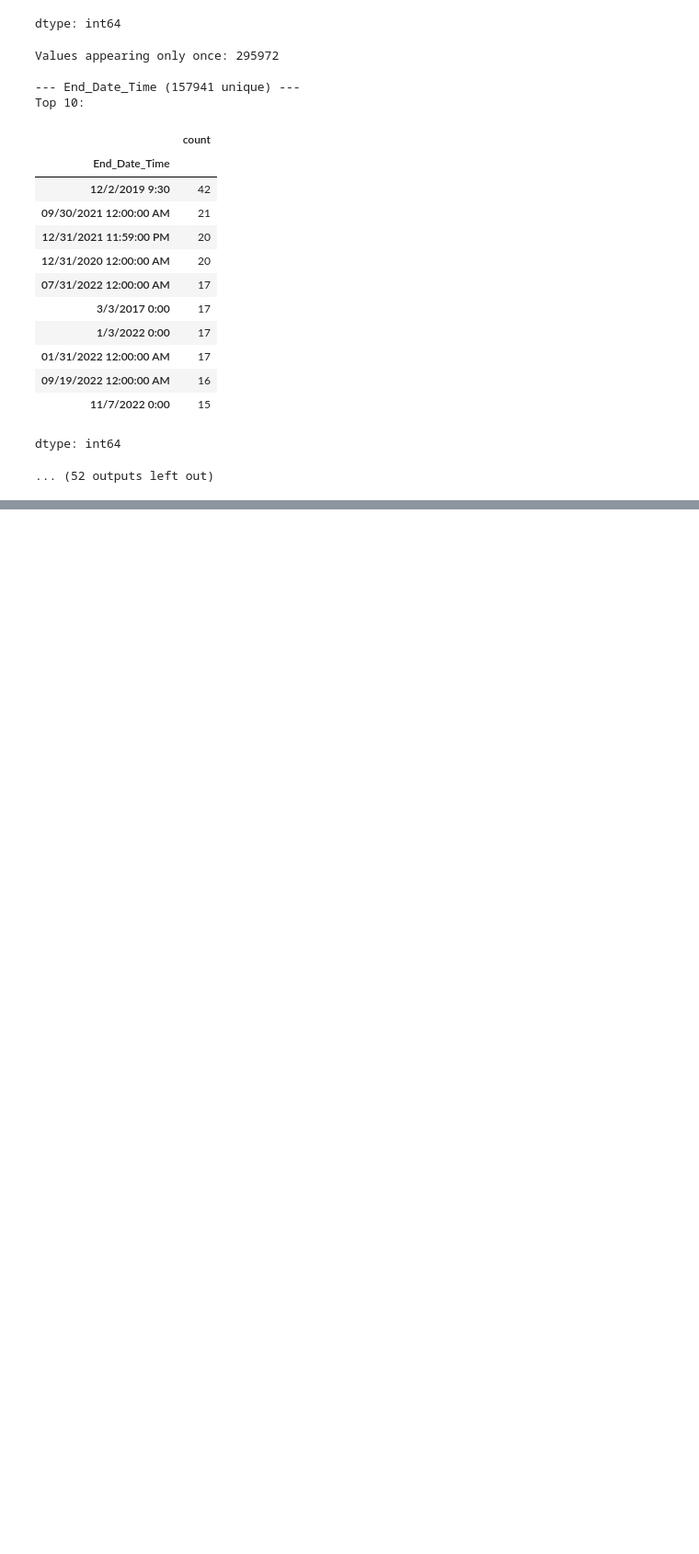
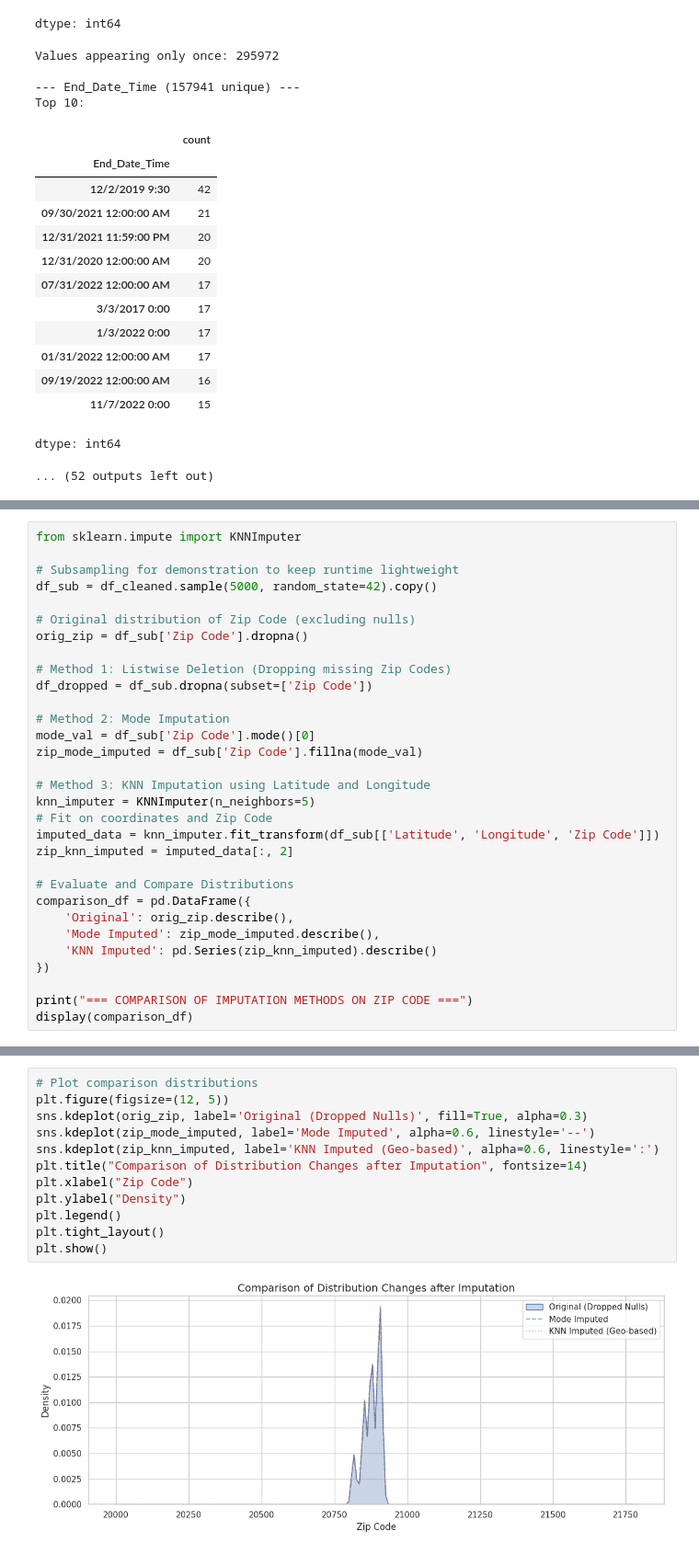
Before and after one commit to klsay/mscai, a Jupyter notebook: MSC_AI_Course_Work_Assignment_1_(Sarbojit).ipynb, the cells around one changed output, grey strips where cells are left out. Shown at 92% size. Cells and saved outputs as stored; diff of their text form; blank space fills up the shorter version.

```diff
--- a/MSC_AI_Course_Work_Assignment_1_(Sarbojit).ipynb
+++ b/MSC_AI_Course_Work_Assignment_1_(Sarbojit).ipynb
@@ -431,0 +609,31 @@ dtype: int64
+# %%
+from sklearn.impute import KNNImputer
+
+# Subsampling for demonstration to keep runtime lightweight
+df_sub = df_cleaned.sample(5000, random_state=42).copy()
+
+# Original distribution of Zip Code (excluding nulls)
+orig_zip = df_sub['Zip Code'].dropna()
+
+# Method 1: Listwise Deletion (Dropping missing Zip Codes)
+df_dropped = df_sub.dropna(subset=['Zip Code'])
+
+# Method 2: Mode Imputation
+mode_val = df_sub['Zip Code'].mode()[0]
+zip_mode_imputed = df_sub['Zip Code'].fillna(mode_val)
+
+# Method 3: KNN Imputation using Latitude and Longitude
+knn_imputer = KNNImputer(n_neighbors=5)
+# Fit on coordinates and Zip Code
+imputed_data = knn_imputer.fit_transform(df_sub[['Latitude', 'Longitude', 'Zip Code']])
+zip_knn_imputed = imputed_data[:, 2]
+
+# Evaluate and Compare Distributions
+comparison_df = pd.DataFrame({
+    'Original': orig_zip.describe(),
+    'Mode Imputed': zip_mode_imputed.describe(),
+    'KNN Imputed': pd.Series(zip_knn_imputed).describe()
+})
+
+print("=== COMPARISON OF IMPUTATION METHODS ON ZIP CODE ===")
+display(comparison_df)
@@ -431,0 +651,14 @@ dtype: int64
+# %%
+# Plot comparison distributions
+plt.figure(figsize=(12, 5))
+sns.kdeplot(orig_zip, label='Original (Dropped Nulls)', fill=True, alpha=0.3)
+sns.kdeplot(zip_mode_imputed, label='Mode Imputed', alpha=0.6, linestyle='--')
+sns.kdeplot(zip_knn_imputed, label='KNN Imputed (Geo-based)', alpha=0.6, linestyle=':')
+plt.title("Comparison of Distribution Changes after Imputation", fontsize=14)
+plt.xlabel("Zip Code")
+plt.ylabel("Density")
+plt.legend()
+plt.tight_layout()
+plt.show()
+# %% [output]
+[figure, added]
```
Also changed, not shown: parts of 49 cells of this notebook.
